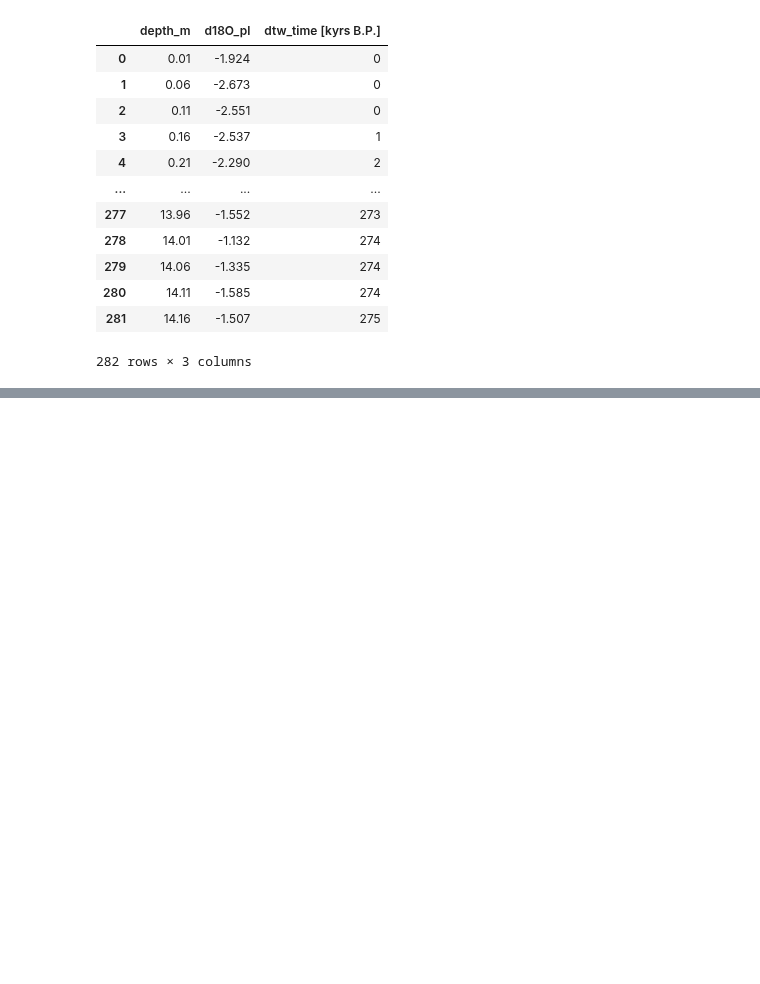
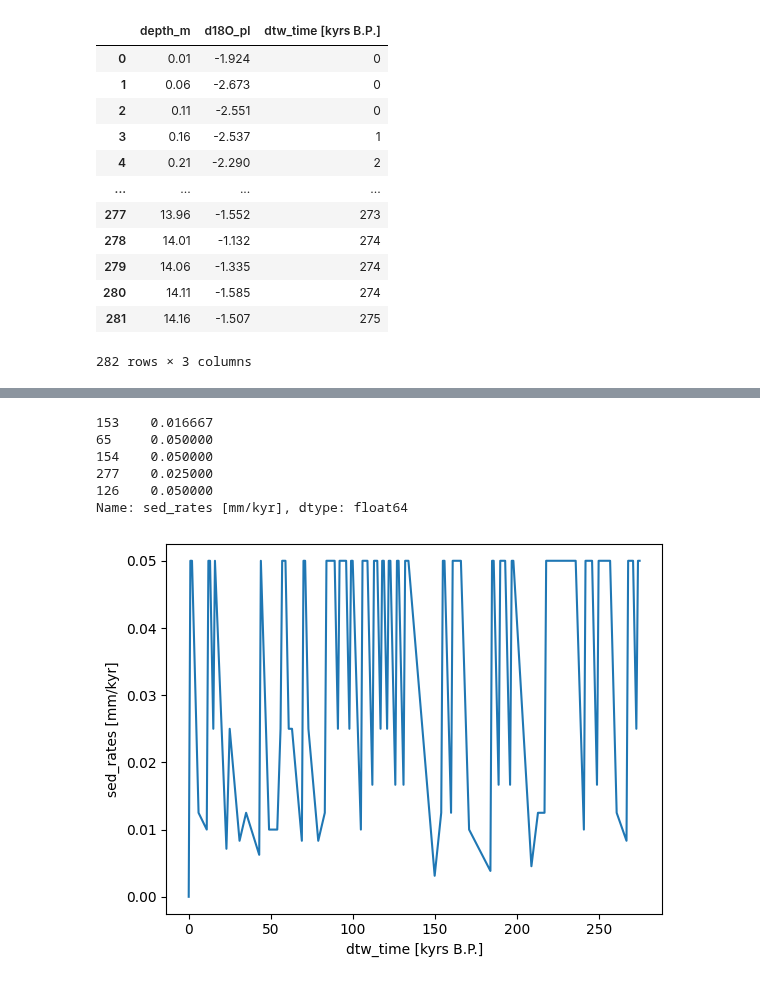
Before and after one commit to andreas-paul/dtw, a Jupyter notebook: src/main-analysis.ipynb, the cells around one changed output, grey strips where cells are left out. Saved outputs shown, nothing was run; the diff lists cells and outputs as text; code cells hidden in the pictures; blank space fills up the shorter version.

Commit message:
Draft for sedimentation rates

```diff
--- a/src/main-analysis.ipynb
+++ b/src/main-analysis.ipynb
@@ -166,0 +173,24 @@ ax.invert_yaxis()
+# %%
+# Sedimentation rates
+# mm/cm per 1000 years
+
+data_depth = list(data['depth_m'])
+data_time = list(data['dtw_time [kyrs B.P.]'])
+
+sed_rates = list()
+for i in range(len(data_depth)):
+    if i <= 0:
+        sed_rates.append(0.0)
+    else:
+        depth_interval = data_depth[i] - data_depth[i - 1]
+        time_interval = data_time[i] - data_time[i - 1]
+
+        if time_interval <= 0:
+            sed_rates.append(sed_rates[i - 1])
+            continue
+
+        try:
+            rate = depth_interval / time_interval
+        except ZeroDivisionError:
+            rate = 0.0
+        sed_rates.append(rate)
@@ -166,0 +215,16 @@ ax.invert_yaxis()
+# %%
+data['sed_rates [mm/kyr]'] = sed_rates
+# %%
+data['sed_rates [mm/kyr]'].sample(5)
+# %% [output]
+153    0.016667
+65     0.050000
+154    0.050000
+277    0.025000
+126    0.050000
+Name: sed_rates [mm/kyr], dtype: float64
+# %%
+ax = sns.lineplot(x=data['dtw_time [kyrs B.P.]'], y=data['sed_rates [mm/kyr]'], data=data, estimator=None)
+# ax.invert_yaxis()
+# %% [output]
+[figure, added]
```
Also changed, not shown: parts of 5 cells of this notebook.
